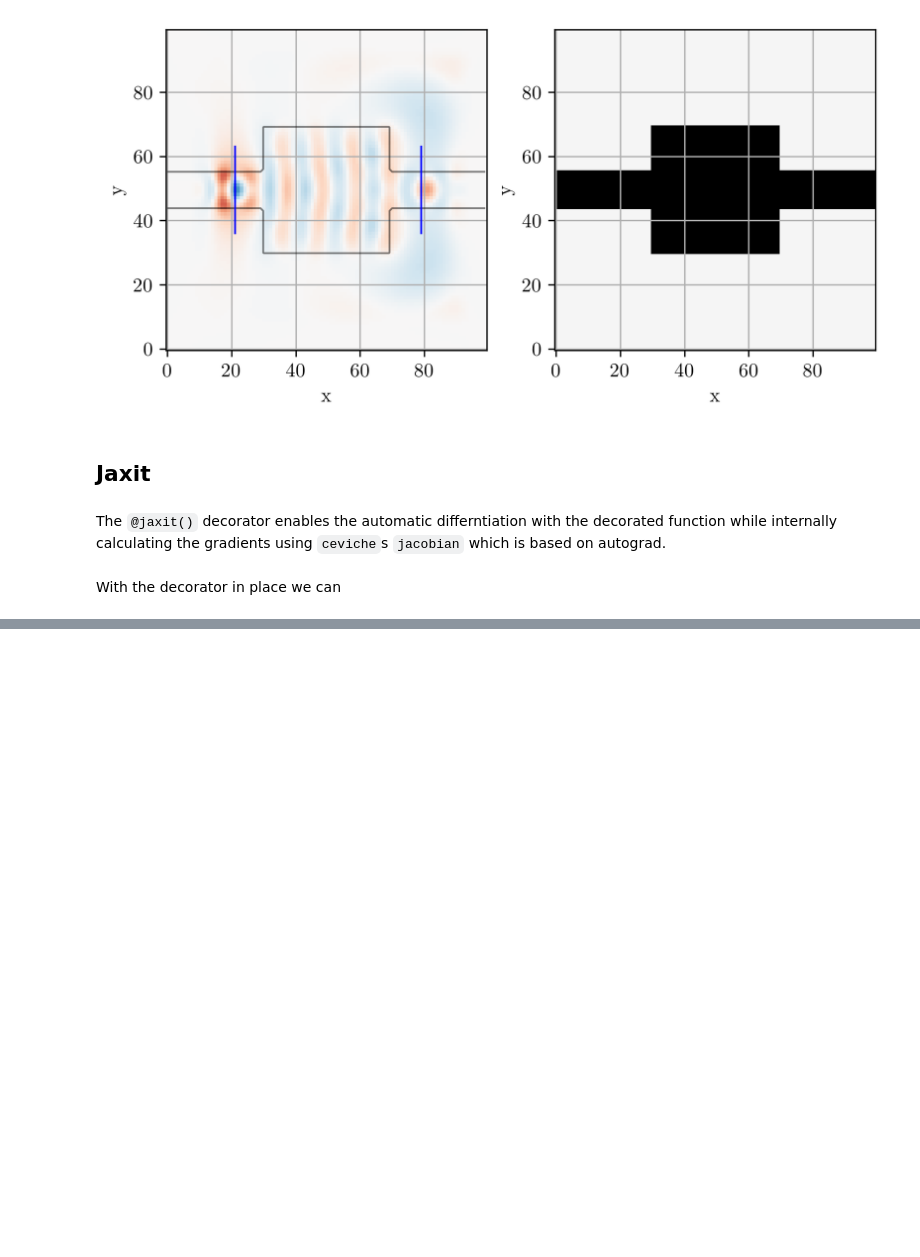
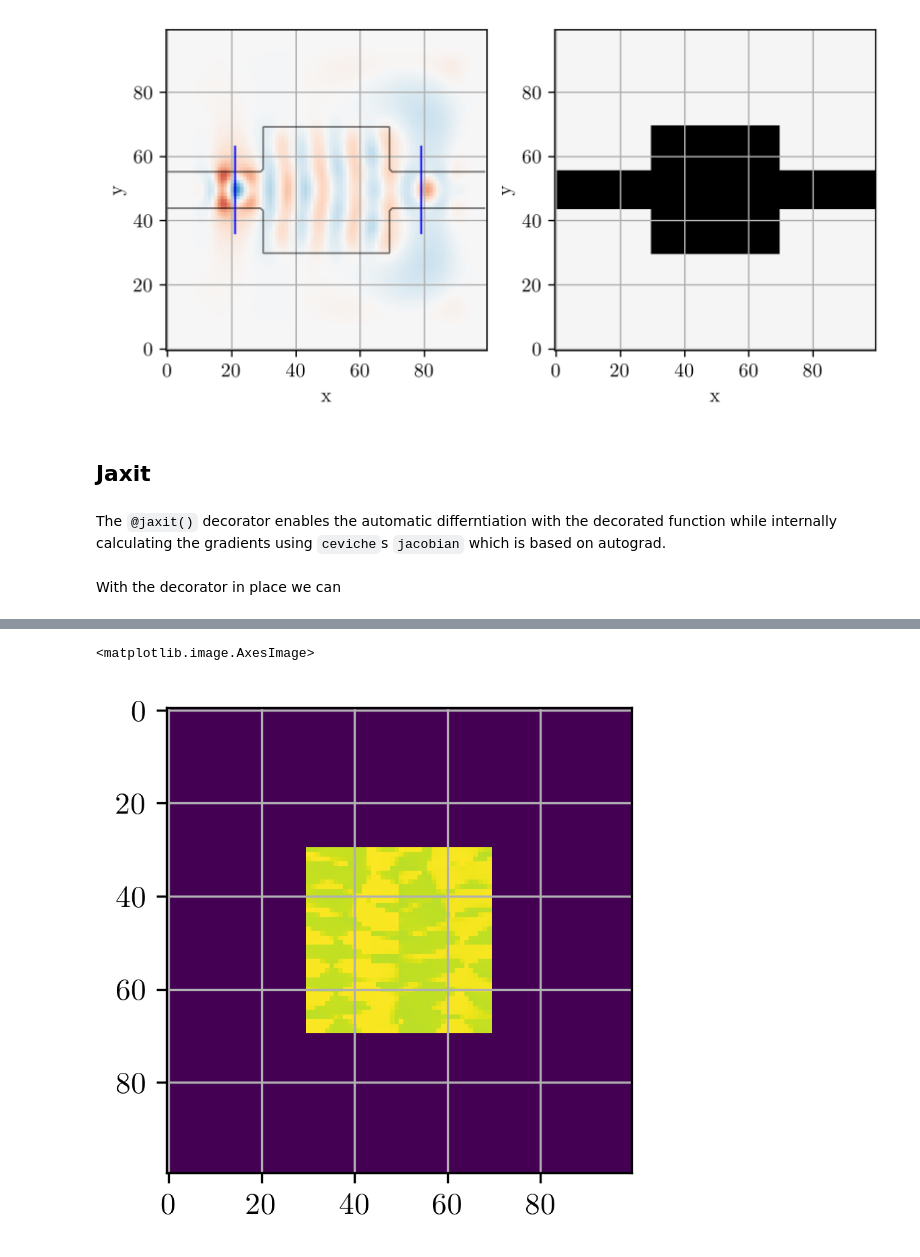
Before and after one commit to jan-david-fischbach/javiche, a Jupyter notebook: nbs/03_test_inverse_design.ipynb, the cells around one changed output, grey strips where cells are left out. Saved outputs shown, nothing was run; the diff lists cells and outputs as text; code cells hidden in the pictures; blank space fills up the shorter version.

```diff
--- a/nbs/03_test_inverse_design.ipynb
+++ b/nbs/03_test_inverse_design.ipynb
@@ -265,7 +260,7 @@ Array([[-0.,  0.,  0., ..., -0., -0.,  0.],
 # %%
 init_fn, update_fn, params_fn = adam(step_size)
 state = init_fn(epsr)
-lossfactor = 2
+lossfactor = 2.0
 # %%
 def step_fn(step, state):
     #latent = np.asarray(params_fn(state), dtype=float) # we need autograd arrays here...
@@ -275,7 +270,13 @@ def step_fn(step, state):
     optim_state = update_fn(step, grads, state)
     return loss, optim_state
 # %%
-range_ = trange(10)
+range_ = trange(20)
 for step in range_:
     loss, state = step_fn(step, state)
     range_.set_postfix(loss=float(loss))
+# %%
+latent = params_fn(state)
+plt.imshow(latent)
+# %% [output]
+<matplotlib.image.AxesImage>
+[figure, added]
```
Also changed, not shown: parts of 4 cells of this notebook, 4 other files.
